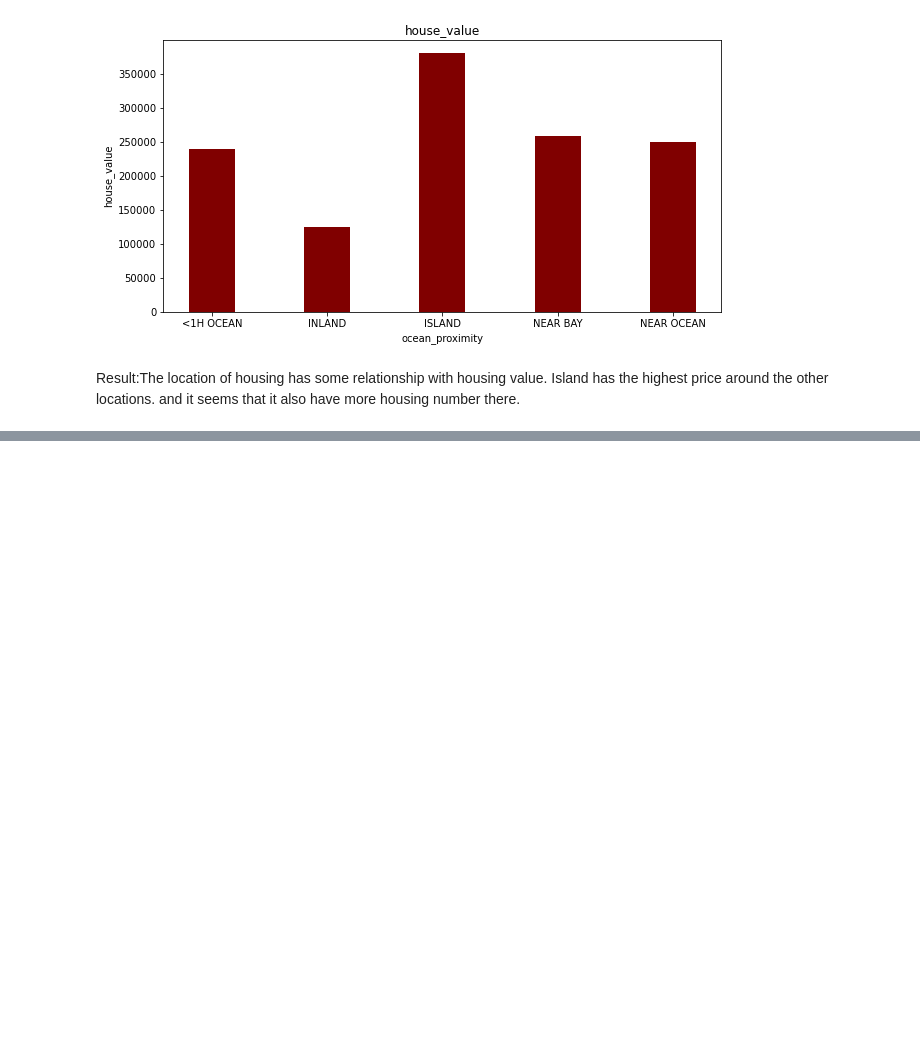
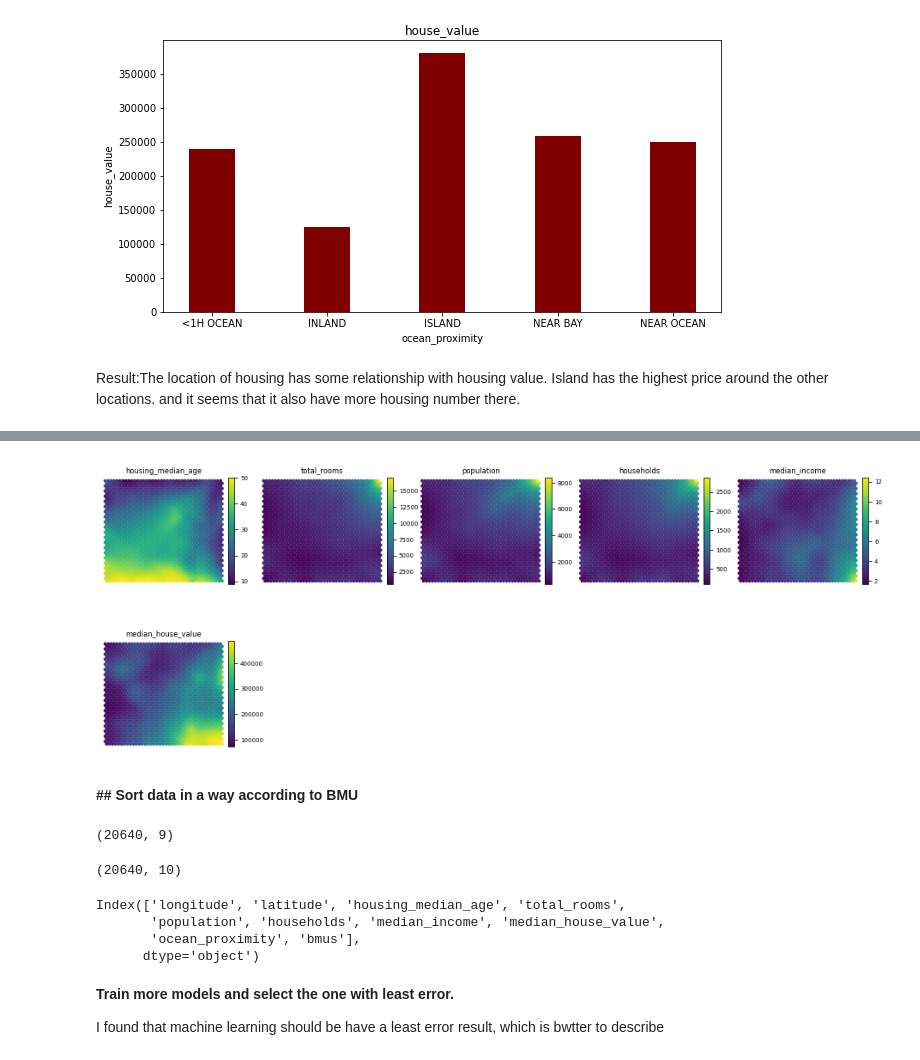
Before and after one commit to Bettyqichuyin/UDintroProject_exercise04, a Jupyter notebook: 4_Assignment.ipynb, the cells around one changed output, grey strips where cells are left out. Saved outputs shown, nothing was run; the diff lists cells and outputs as text; code cells hidden in the pictures; blank space fills up the shorter version.

```diff
--- a/4_Assignment.ipynb
+++ b/4_Assignment.ipynb
@@ -219,0 +244,7 @@ __________________________
+# %%
+# read data
+data = df[clustering_vars].values
+# %%
+#name the title
+names = clustering_vars
+names
@@ -219,0 +274,6 @@ __________________________
+# %%
+som = SOMFactory().build(data, mapsize=[40,40],
+                            normalization = 'var', initialization='random', component_names=names, lattice="hexa")
+# %%
+%%time
+som.train(n_job=10, verbose=False, train_rough_len=3, train_finetune_len=20)
@@ -219,0 +283,31 @@ __________________________
+# %%
+# visulization
+from sompy.visualization.mapview import View2D
+view2D  = View2D(40,40,"", text_size=7)
+view2D.show(som, col_sz=5, which_dim="all", denormalize=True)
+plt.show()
+# %% [output]
+[figure, added]
+# %% [markdown]
+**## Sort data in a way according to BMU**
+# %%
+df.shape
+# %% [output]
+(20640, 9)
+# %%
+# addtion of bmu indexes to data frame
+df["bmus"] = som.project_data(data)
+df.shape
+# %% [output]
+(20640, 10)
+# %%
+df.columns
+# %% [output]
+Index(['longitude', 'latitude', 'housing_median_age', 'total_rooms',
+       'population', 'households', 'median_income', 'median_house_value',
+       'ocean_proximity', 'bmus'],
+      dtype='object')
+# %% [markdown]
+**Train more models and select the one with least error.**
+
+I found that machine learning should be have a least error result, which is bwtter to describe
```
Also changed, not shown: parts of 20 cells of this notebook.
